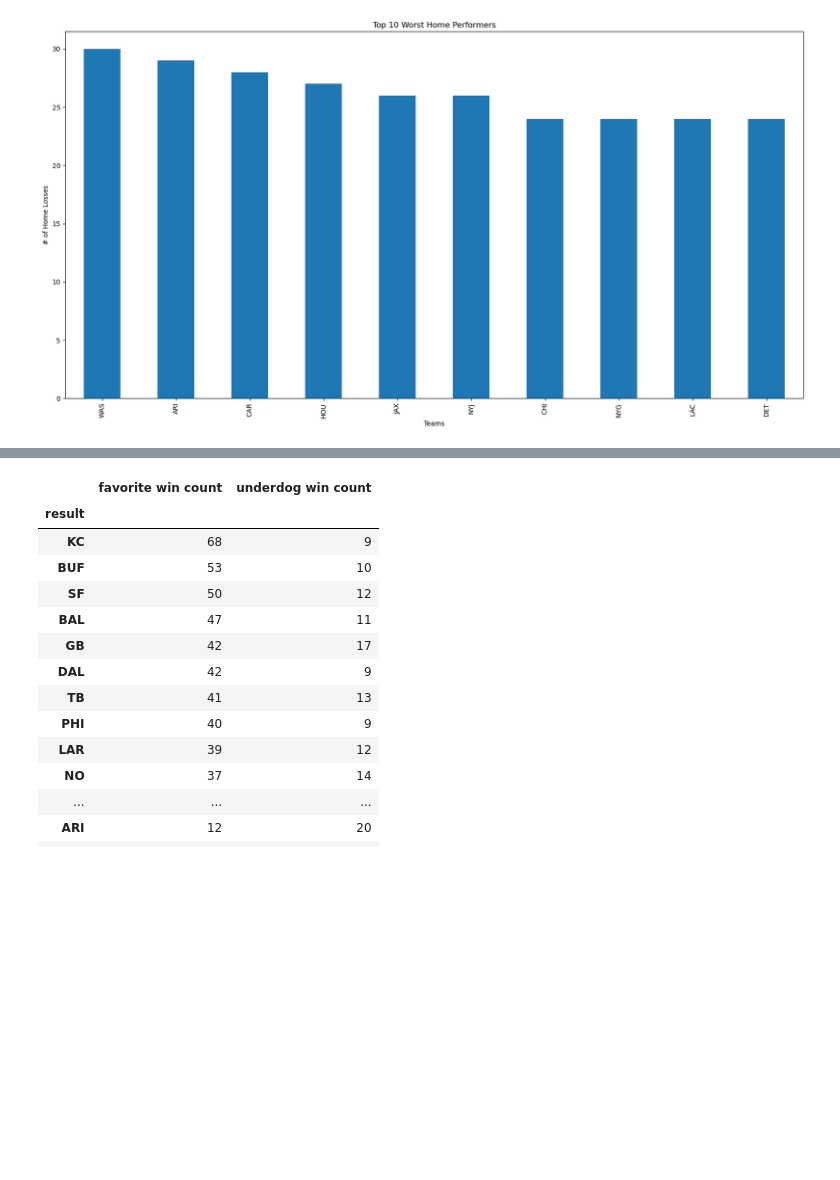
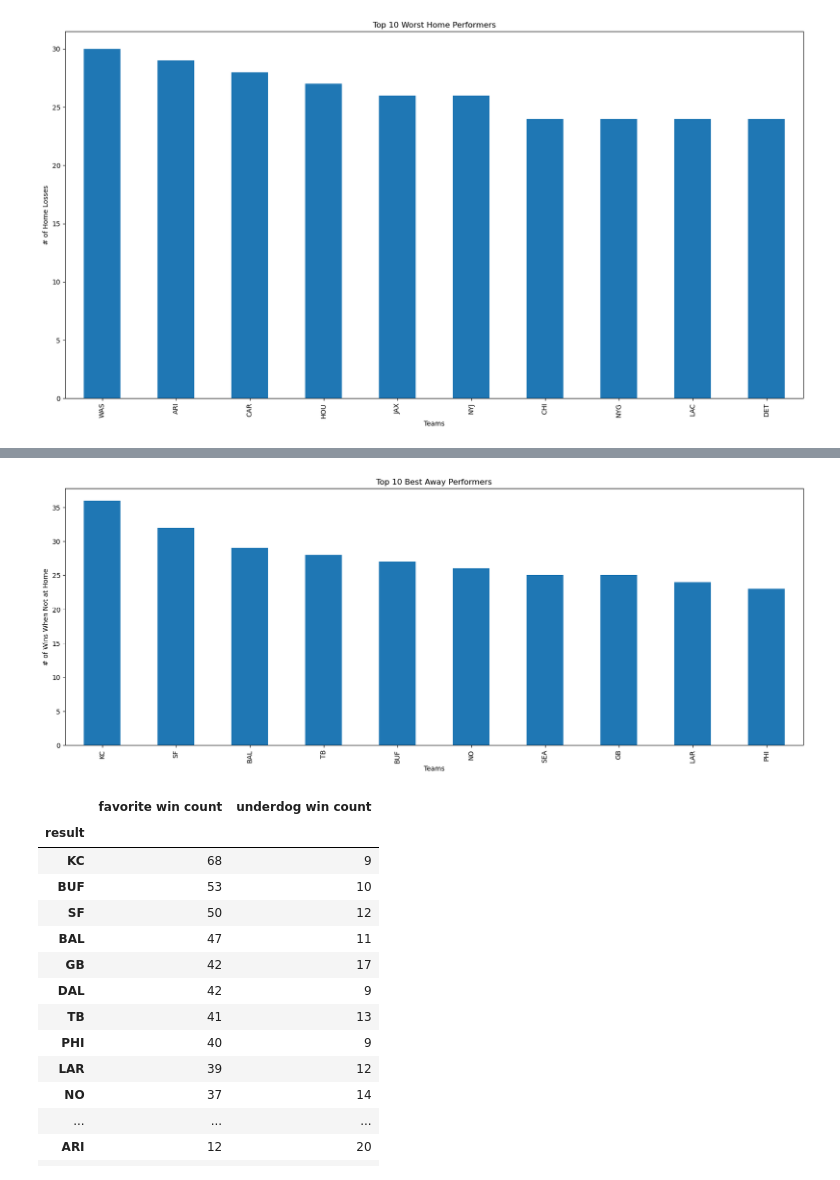
Before and after one commit to tarsian/Group_1-Project_1, a Jupyter notebook: NFL Betting/Skylor_Notebook.ipynb, the cells around one changed output, grey strips where cells are left out. Drawn from its saved outputs; the diff is of its cells as text; code cells hidden in the pictures; blank space fills up the shorter version.

```diff
--- a/NFL Betting/Skylor_Notebook.ipynb
+++ b/NFL Betting/Skylor_Notebook.ipynb
@@ -315,3 +315,6 @@ plt.ylabel('# of Home Losses')
 plt.show()
 # %% [output]
 [figure]
+# %%
+away_strong = clean_df[clean_df['team_away_id'] == clean_df['result']]
+away_strong
@@ -318,3 +335,13 @@ plt.show()
+# %%
+away_strong_count = away_strong['team_away_id'].value_counts()
+# %%
+away_strong_count.head(10).plot(kind='bar', figsize=(20,7))
+plt.xlabel('Teams')
+plt.ylabel('# of Wins When Not at Home')
+plt.title('Top 10 Best Away Performers')
+plt.show()
+# %% [output]
+[figure, added]
 # %%
 
 outcome_df = pd.DataFrame(favorite_wins)
```
Also changed, not shown: parts of 6 cells of this notebook.
